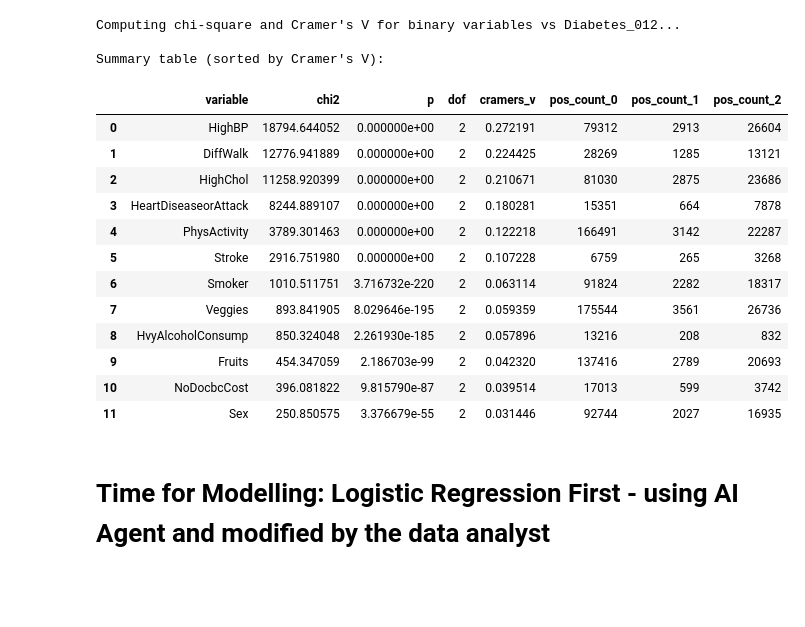
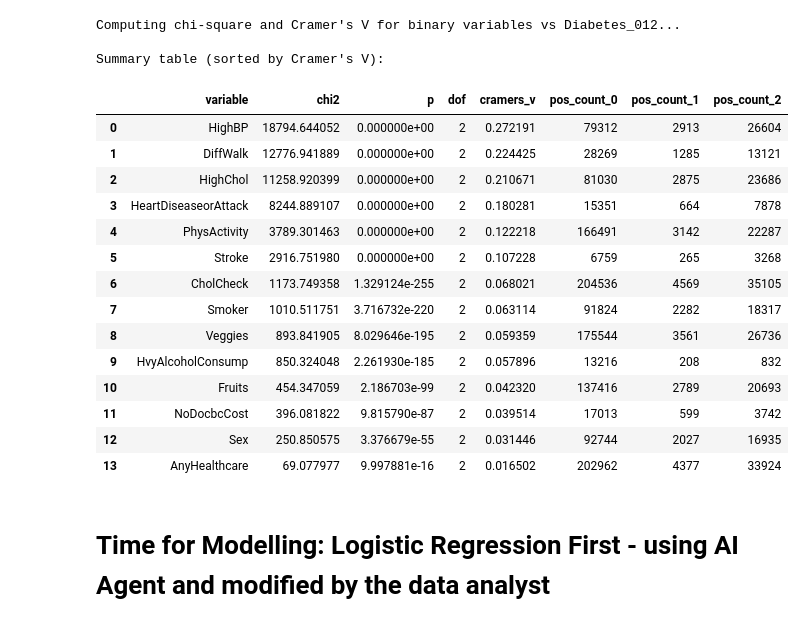
Before and after one commit to teresamcgarry/diabetes, a Jupyter notebook: jupyter_notebooks/Diabetes.ipynb, the cells around one changed output. Drawn from its saved outputs; the diff is of its cells as text; code cells hidden in the pictures; blank space fills up the shorter version.

```diff
--- a/jupyter_notebooks/Diabetes.ipynb
+++ b/jupyter_notebooks/Diabetes.ipynb
@@ -119,0 +140,5 @@ column: Income
+# %%
+# Dealing with the outliers in BMI is now considered.
+# Winsorize BMI at 1% and 99% percentiles to handle outliers
+from scipy.stats.mstats import winsorize
+df['BMI'] = winsorize(df['BMI'], limits=[0.01, 0.01])
@@ -120,14 +189,25 @@ column: Income
 # %%
-## Correlations: Need to specigy Correlations as Spearman as distribution are skewed/not normally distributed
+# Correlations: Need to specify Correlations as Spearman as distributions are skewed/not normally distributed
 # Drop banded BMI grouping for all statistical tests.
 # 1. Correlation. Firstly do a full correlation of all features vs all features
+
+# Check if BMI_winsorised exists, if not create it
+if 'BMI_winsorised' not in df.columns:
+    print("BMI_winsorised not found in df. Creating it now...")
+    lower = df['BMI'].quantile(0.01)
+    upper = df['BMI'].quantile(0.99)
+    df['BMI_winsorised'] = df['BMI'].clip(lower=lower, upper=upper)
 
 # Select numeric columns
 df_numeric = df.select_dtypes(include=[np.number]).copy()
 
-# Drop derived/duplicate columns (like BMI_Category_Code)
-cols_to_drop = ['BMI_Category_Code']  # add any others if needed
+# Drop derived/duplicate columns (like BMI_Category_Code and raw BMI, but KEEP BMI_winsorised)
+cols_to_drop = ['BMI_Category_Code', 'BMI']  # Remove raw BMI and category code, keep BMI_winsorised
 df_numeric = df_numeric.drop(columns=[c for c in cols_to_drop if c in df_numeric.columns])
+
+# Verify BMI_winsorised is present
+print(f"Columns in df_numeric: {df_numeric.columns.tolist()}")
+print(f"BMI_winsorised present: {'BMI_winsorised' in df_numeric.columns}")
 
 corr_matrix = df_numeric.corr(method="spearman")
 
@@ -152,6 +232,7 @@ df_numeric_with_target = df_numeric.copy()
 df_numeric_with_target['Diabetes_012'] = df['Diabetes_012']
 
 corr_target = df_numeric_with_target.corr(method="spearman")['Diabetes_012'].sort_values(ascending=False)
+print("\nCorrelation with Diabetes_012:")
 print(corr_target)
 
 # Convert to DataFrame for heatmap
@@ -173,11 +254,13 @@ plt.yticks(rotation=0)
 plt.tight_layout()
 plt.show()
 
-# Correlation summary: There are not that many strong correlations with Diabetes_012. GenHlth is the best one:
+# Summary of Correlations with Diabetes_012:
+# Diabetes ws its strongest positive associations with general health, high blood pressure and BMI - a trend that will continue through the following models.
+# The correlations are:
 # Diabetes_012            1.000000
-# GenHlth                 0.297138 - Worse general health, higher
+# GenHlth                 0.297138
 # HighBP                  0.271668
-# BMI                     0.235887
+# BMI_winsorised          0.235914 (similar to original BMI)
 # DiffWalk                0.223567
 # HighChol                0.210668
 # Age                     0.186357
@@ -246,6 +330,7 @@ import pandas as pd
 binary_vars = [
     'HighBP',
     'HighChol',
+    'CholCheck',
     'Stroke',
     'HeartDiseaseorAttack',
     'PhysActivity',
@@ -255,6 +340,7 @@ binary_vars = [
     'HvyAlcoholConsump',
     'Sex',
     'DiffWalk',
+    'AnyHealthcare',
     'NoDocbcCost'
  ]
 labels = sorted(df['Diabetes_012'].dropna().unique())
@@ -290,39 +376,41 @@ for var in binary_vars:
             else:
                 cnt = np.nan
             row[col_name] = cnt
         results.append(row)
     except Exception as e:
         print(f"Error testing {var}: {e}\n")
 
 # Build summary dataframe
 if results:
     res_df = pd.DataFrame(results)
     # ensure pos_count columns appear in order 0,1,2 if present
     pos_cols = [c for c in res_df.columns if c.startswith('pos_count_')]
     ordered_cols = ['variable', 'chi2', 'p', 'dof', 'cramers_v'] + sorted(pos_cols)
     res_df = res_df[ordered_cols]
     res_df = res_df.sort_values('cramers_v', ascending=False).reset_index(drop=True)
     print('Summary table (sorted by Cramer\'s V):')
     display(res_df)
 else:
     print('No results to display')
 # %% [output]
 Computing chi-square and Cramer's V for binary variables vs Diabetes_012...
 
 Summary table (sorted by Cramer's V):
 |  | variable | chi2 | p | dof | cramers_v | pos_count_0 | pos_count_1 | pos_count_2 |
 | 0 | HighBP | 18794.644052 | 0.000000e+00 | 2 | 0.272191 | 79312 | 2913 | 26604 |
 | 1 | DiffWalk | 12776.941889 | 0.000000e+00 | 2 | 0.224425 | 28269 | 1285 | 13121 |
 | 2 | HighChol | 11258.920399 | 0.000000e+00 | 2 | 0.210671 | 81030 | 2875 | 23686 |
 | 3 | HeartDiseaseorAttack | 8244.889107 | 0.000000e+00 | 2 | 0.180281 | 15351 | 664 | 7878 |
 | 4 | PhysActivity | 3789.301463 | 0.000000e+00 | 2 | 0.122218 | 166491 | 3142 | 22287 |
 | 5 | Stroke | 2916.751980 | 0.000000e+00 | 2 | 0.107228 | 6759 | 265 | 3268 |
-| 6 | Smoker | 1010.511751 | 3.716732e-220 | 2 | 0.063114 | 91824 | 2282 | 18317 |
-| 7 | Veggies | 893.841905 | 8.029646e-195 | 2 | 0.059359 | 175544 | 3561 | 26736 |
-| 8 | HvyAlcoholConsump | 850.324048 | 2.261930e-185 | 2 | 0.057896 | 13216 | 208 | 832 |
-| 9 | Fruits | 454.347059 | 2.186703e-99 | 2 | 0.042320 | 137416 | 2789 | 20693 |
-| 10 | NoDocbcCost | 396.081822 | 9.815790e-87 | 2 | 0.039514 | 17013 | 599 | 3742 |
-| 11 | Sex | 250.850575 | 3.376679e-55 | 2 | 0.031446 | 92744 | 2027 | 16935 |
+| 6 | CholCheck | 1173.749358 | 1.329124e-255 | 2 | 0.068021 | 204536 | 4569 | 35105 |
+| 7 | Smoker | 1010.511751 | 3.716732e-220 | 2 | 0.063114 | 91824 | 2282 | 18317 |
+| 8 | Veggies | 893.841905 | 8.029646e-195 | 2 | 0.059359 | 175544 | 3561 | 26736 |
+| 9 | HvyAlcoholConsump | 850.324048 | 2.261930e-185 | 2 | 0.057896 | 13216 | 208 | 832 |
+| 10 | Fruits | 454.347059 | 2.186703e-99 | 2 | 0.042320 | 137416 | 2789 | 20693 |
+| 11 | NoDocbcCost | 396.081822 | 9.815790e-87 | 2 | 0.039514 | 17013 | 599 | 3742 |
+| 12 | Sex | 250.850575 | 3.376679e-55 | 2 | 0.031446 | 92744 | 2027 | 16935 |
+| 13 | AnyHealthcare | 69.077977 | 9.997881e-16 | 2 | 0.016502 | 202962 | 4377 | 33924 |
 # %% [markdown]
 # Time for Modelling: Logistic Regression First - using AI Agent and modified by the data analyst
 # %%
```
Also changed, not shown: parts of 18 cells of this notebook.
